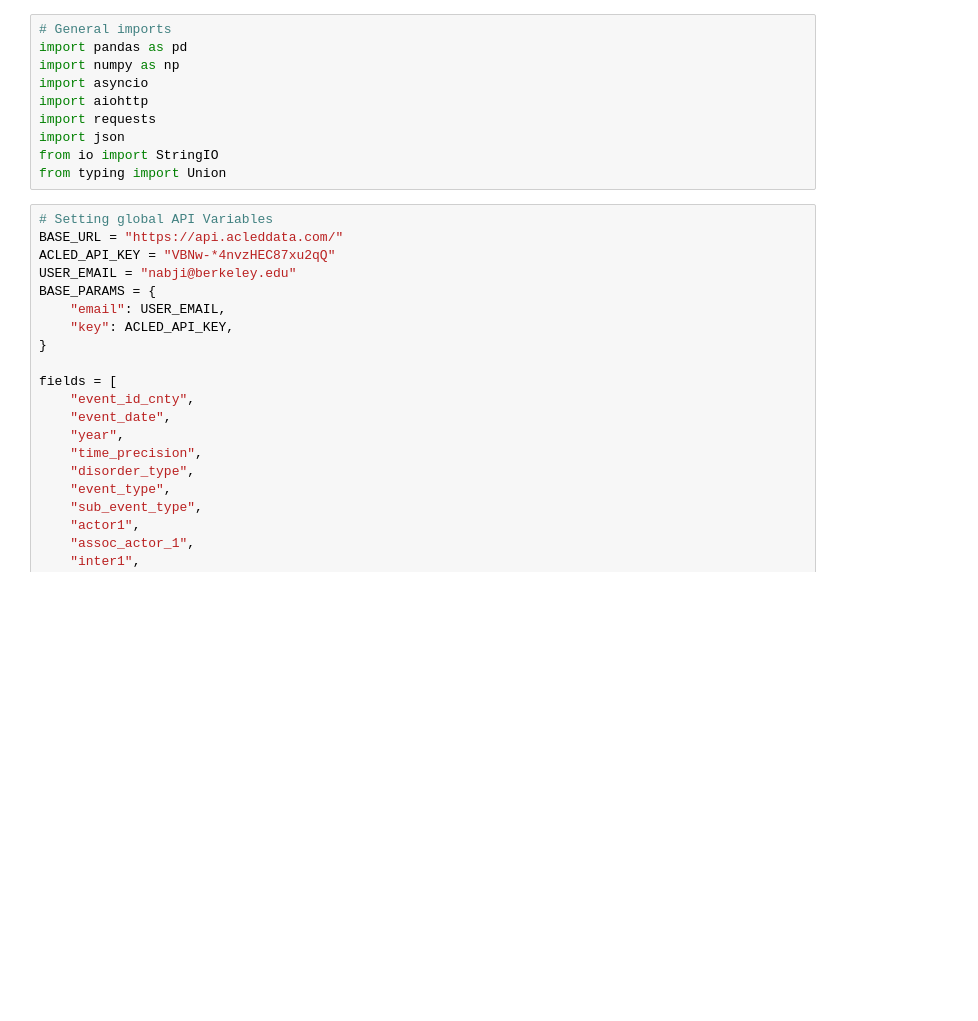
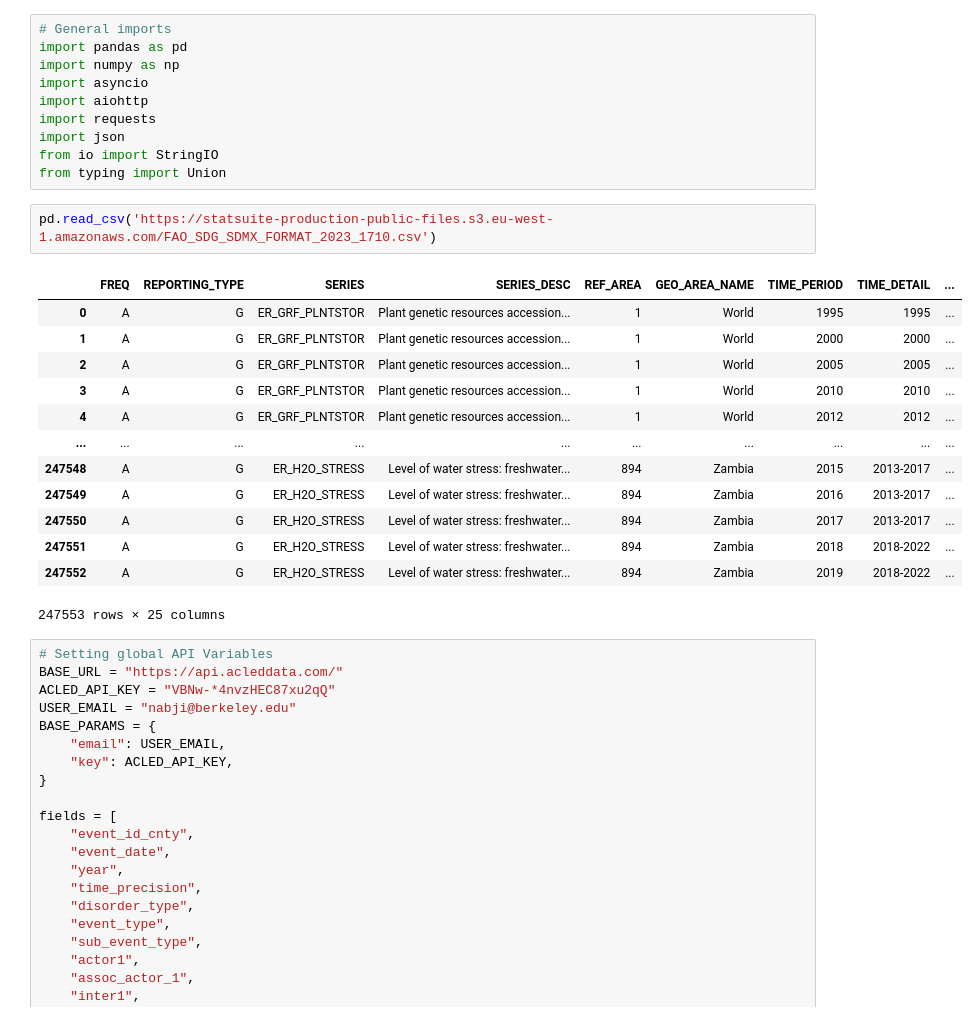
Before and after one commit to DivitC25/PCS-FoodWatch, a Jupyter notebook: ml/data engineering/noah_conflict_and_disaster_data_pipeline.ipynb, the cells around one changed output. Drawn from its saved outputs; the diff is of its cells as text; blank space fills up the shorter version.

```diff
--- a/ml/data engineering/noah_conflict_and_disaster_data_pipeline.ipynb
+++ b/ml/data engineering/noah_conflict_and_disaster_data_pipeline.ipynb
@@ -14,6 +14,22 @@ import requests
 import json
 from io import StringIO
 from typing import Union
+# %%
+pd.read_csv('https://statsuite-production-public-files.s3.eu-west-1.amazonaws.com/FAO_SDG_SDMX_FORMAT_2023_1710.csv')
+# %% [output]
+|  | FREQ | REPORTING_TYPE | SERIES | SERIES_DESC | REF_AREA | GEO_AREA_NAME | TIME_PERIOD | TIME_DETAIL | ... |
+| 0 | A | G | ER_GRF_PLNTSTOR | Plant genetic resources accession... | 1 | World | 1995 | 1995 | ... |
+| 1 | A | G | ER_GRF_PLNTSTOR | Plant genetic resources accession... | 1 | World | 2000 | 2000 | ... |
+| 2 | A | G | ER_GRF_PLNTSTOR | Plant genetic resources accession... | 1 | World | 2005 | 2005 | ... |
+| 3 | A | G | ER_GRF_PLNTSTOR | Plant genetic resources accession... | 1 | World | 2010 | 2010 | ... |
+| 4 | A | G | ER_GRF_PLNTSTOR | Plant genetic resources accession... | 1 | World | 2012 | 2012 | ... |
+| ... | ... | ... | ... | ... | ... | ... | ... | ... | ... |
+| 247548 | A | G | ER_H2O_STRESS | Level of water stress: freshwater... | 894 | Zambia | 2015 | 2013-2017 | ... |
+| 247549 | A | G | ER_H2O_STRESS | Level of water stress: freshwater... | 894 | Zambia | 2016 | 2013-2017 | ... |
+| 247550 | A | G | ER_H2O_STRESS | Level of water stress: freshwater... | 894 | Zambia | 2017 | 2013-2017 | ... |
+| 247551 | A | G | ER_H2O_STRESS | Level of water stress: freshwater... | 894 | Zambia | 2018 | 2018-2022 | ... |
+| 247552 | A | G | ER_H2O_STRESS | Level of water stress: freshwater... | 894 | Zambia | 2019 | 2018-2022 | ... |
+247553 rows × 25 columns
 # %%
 # Setting global API Variables
 BASE_URL = "https://api.acleddata.com/"
```
Also changed, not shown: parts of 2 cells of this notebook.
